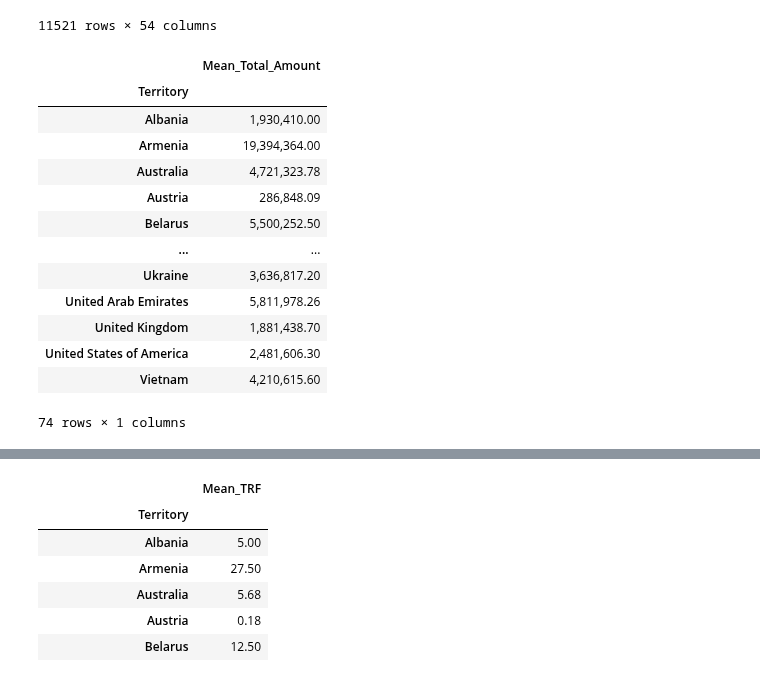
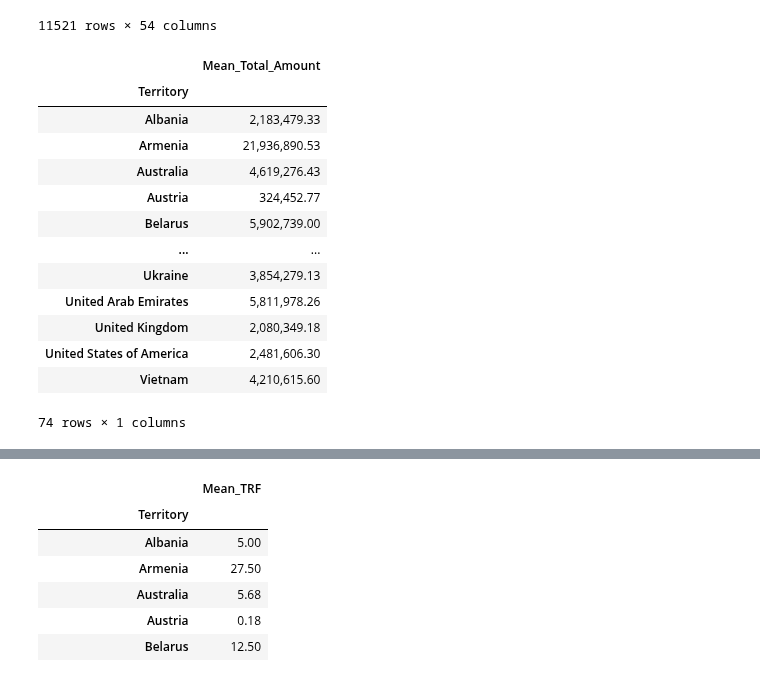
Before and after one commit to germanbc/Organizacion-de-Datos-2c2020-TP1, a Jupyter notebook: TP1-Sofia.ipynb, the cells around one changed output, grey strips where cells are left out. Cells and saved outputs as stored; diff of their text form; code cells hidden in the pictures.

```diff
--- a/TP1-Sofia.ipynb
+++ b/TP1-Sofia.ipynb
@@ -320,21 +320,21 @@ df
 | 16946 | 28318 | Americas | NE America | 1 | 1 | 1 | ... |
 11521 rows × 54 columns
 # %%
-territory_amount = df.groupby('Territory').agg({'Total_Taxable_Amount':'mean'})
-territory_amount = territory_amount.rename(columns = {'Total_Taxable_Amount': 'Mean_Total_Amount'})
+territory_amount = df.groupby('Territory').agg({'Total_Taxable_Amount_(converted)':'mean'})
+territory_amount = territory_amount.rename(columns = {'Total_Taxable_Amount_(converted)': 'Mean_Total_Amount'})
 territory_amount
 # %% [output]
 |  | Mean_Total_Amount |
 | Territory |  |
-| Albania | 1,930,410.00 |
-| Armenia | 19,394,364.00 |
-| Australia | 4,721,323.78 |
-| Austria | 286,848.09 |
-| Belarus | 5,500,252.50 |
+| Albania | 2,183,479.33 |
+| Armenia | 21,936,890.53 |
+| Australia | 4,619,276.43 |
+| Austria | 324,452.77 |
+| Belarus | 5,902,739.00 |
 | ... | ... |
-| Ukraine | 3,636,817.20 |
+| Ukraine | 3,854,279.13 |
 | United Arab Emirates | 5,811,978.26 |
-| United Kingdom | 1,881,438.70 |
+| United Kingdom | 2,080,349.18 |
 | United States of America | 2,481,606.30 |
 | Vietnam | 4,210,615.60 |
 74 rows × 1 columns
```
Also changed, not shown: parts of 2 cells of this notebook, 1 other file.
